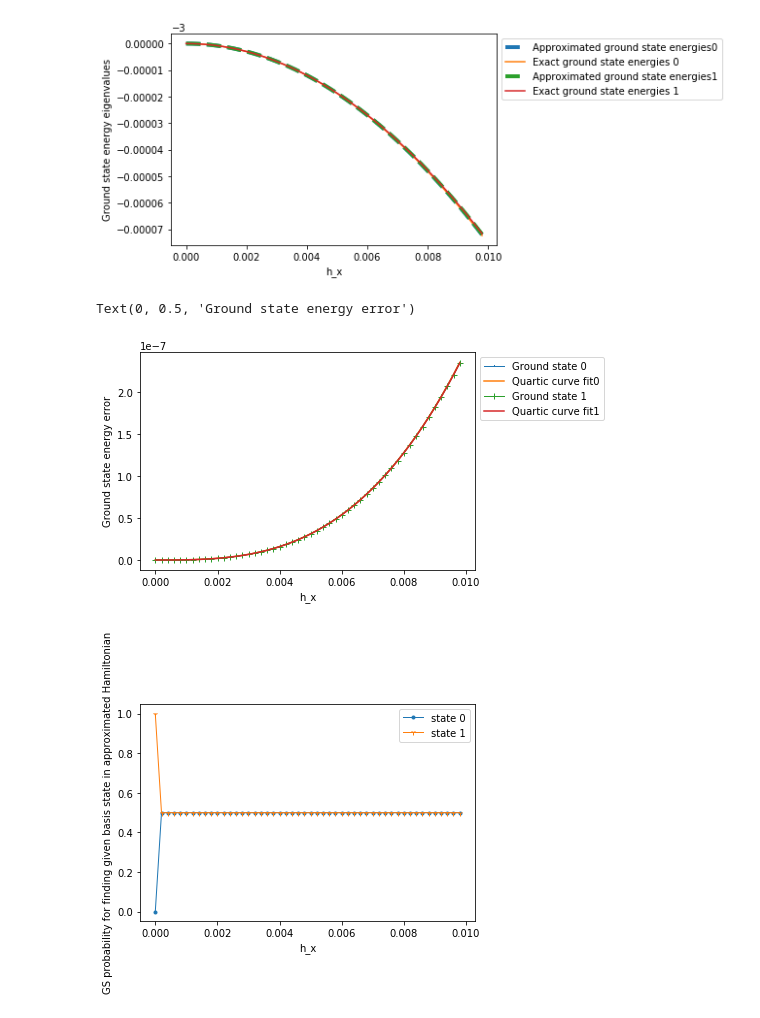
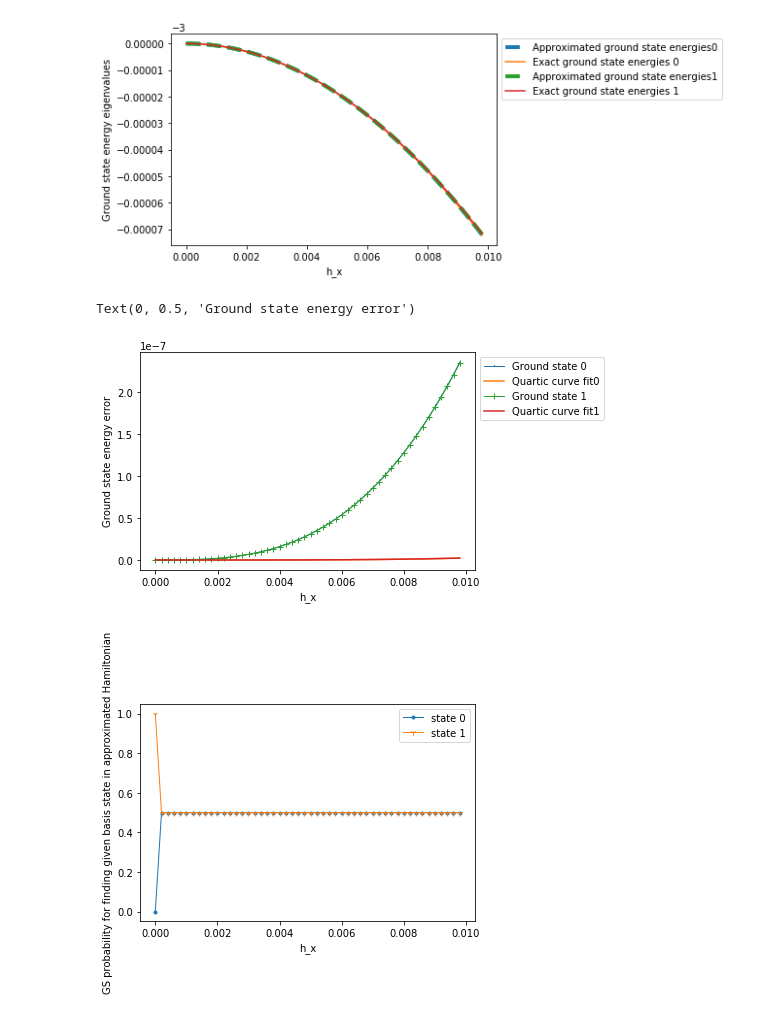
Before and after one commit to youtao1999/tfim_perturbation, a Jupyter notebook: tfim_3rd_analysis.ipynb, the cells around one changed output. Drawn from its saved outputs; the diff is of its cells as text; code cells hidden in the pictures.

```diff
--- a/tfim_3rd_analysis.ipynb
+++ b/tfim_3rd_analysis.ipynb
@@ -152,26 +152,26 @@ Text(0.5, 0, 'h_x')
 # %%
 # Calculate and plot energy errors
 
 corrected_exc_eigenvalues = np.zeros((len(GS_indices), len(h_x_range)))
 
 for i in range(len(GS_indices)):
     for j in range(len(h_x_range)):
         corrected_exc_eigenvalues[i, j] = exc_eigenvalues[i, j]
 
 error_array = np.absolute(corrected_exc_eigenvalues - app_eigenvalues)
 
 # Curve fit
 
 for i in range(len(GS_indices)):
     popt, pcov = optimize.curve_fit(tfim_perturbation.poly_3, h_x_range, error_array[i])
     GS_energy_error_plot = plt.plot(h_x_range, error_array[i], marker = next(marker), linewidth = 1, label = 'Ground state ' + str(i))
-    plt.plot(h_x_range, tfim_perturbation.poly_3(h_x_range, *popt), label = 'Quartic curve fit' + str(i))
+    plt.plot(h_x_range, tfim_perturbation.poly_4(h_x_range, *popt), label = 'Quartic curve fit' + str(i))
     plt.legend(loc = 'best', bbox_to_anchor=(1, 1), ncol = 1)
 plt.xlabel('h_x')
 plt.ylabel('Ground state energy error')
 # %% [output]
 Text(0, 0.5, 'Ground state energy error')
-[figure, old version]
+[figure, new version]
 # %%
 # Calculate probabilities for approximated eigenstates
 
```
Also changed, not shown: parts of 2 cells of this notebook, 4 other files.
